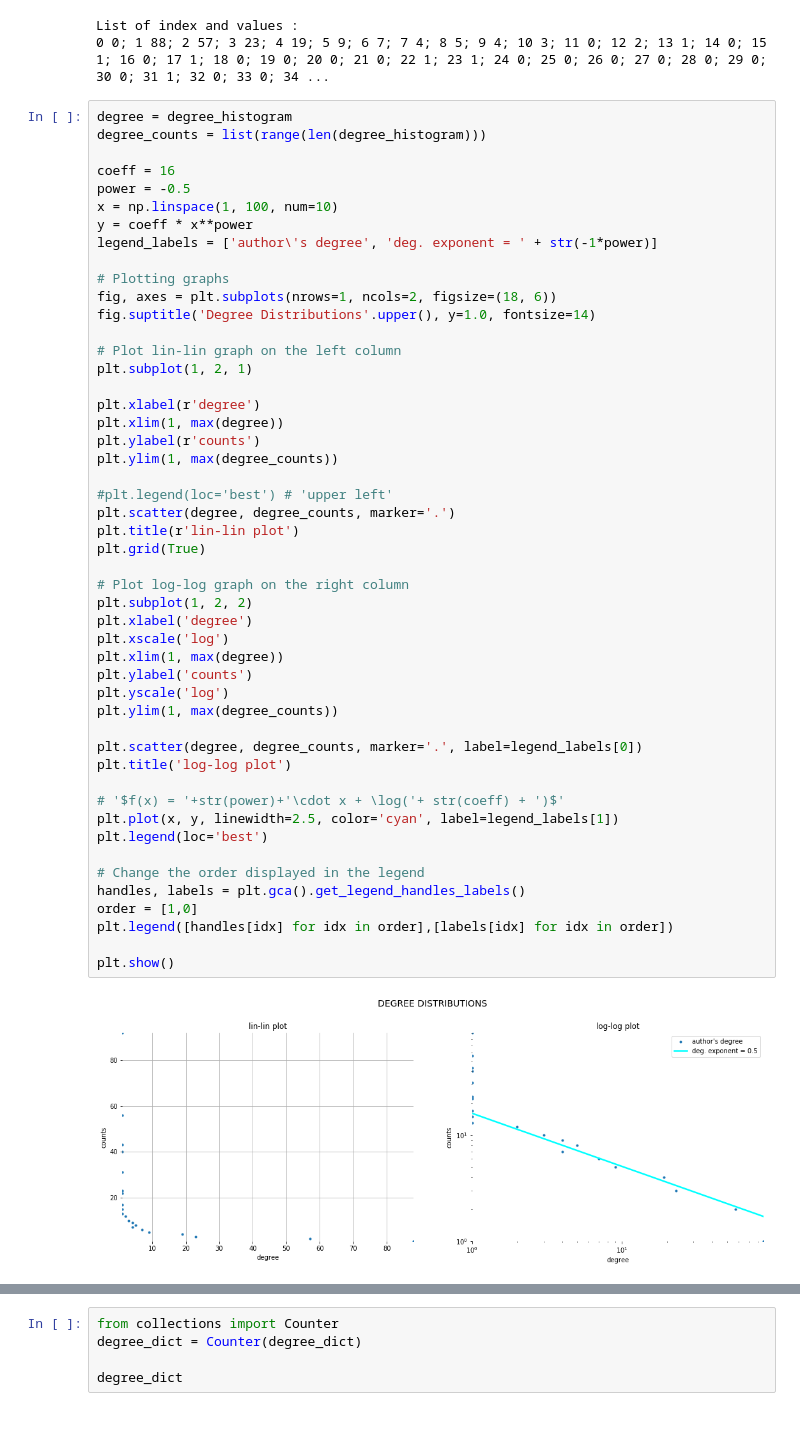
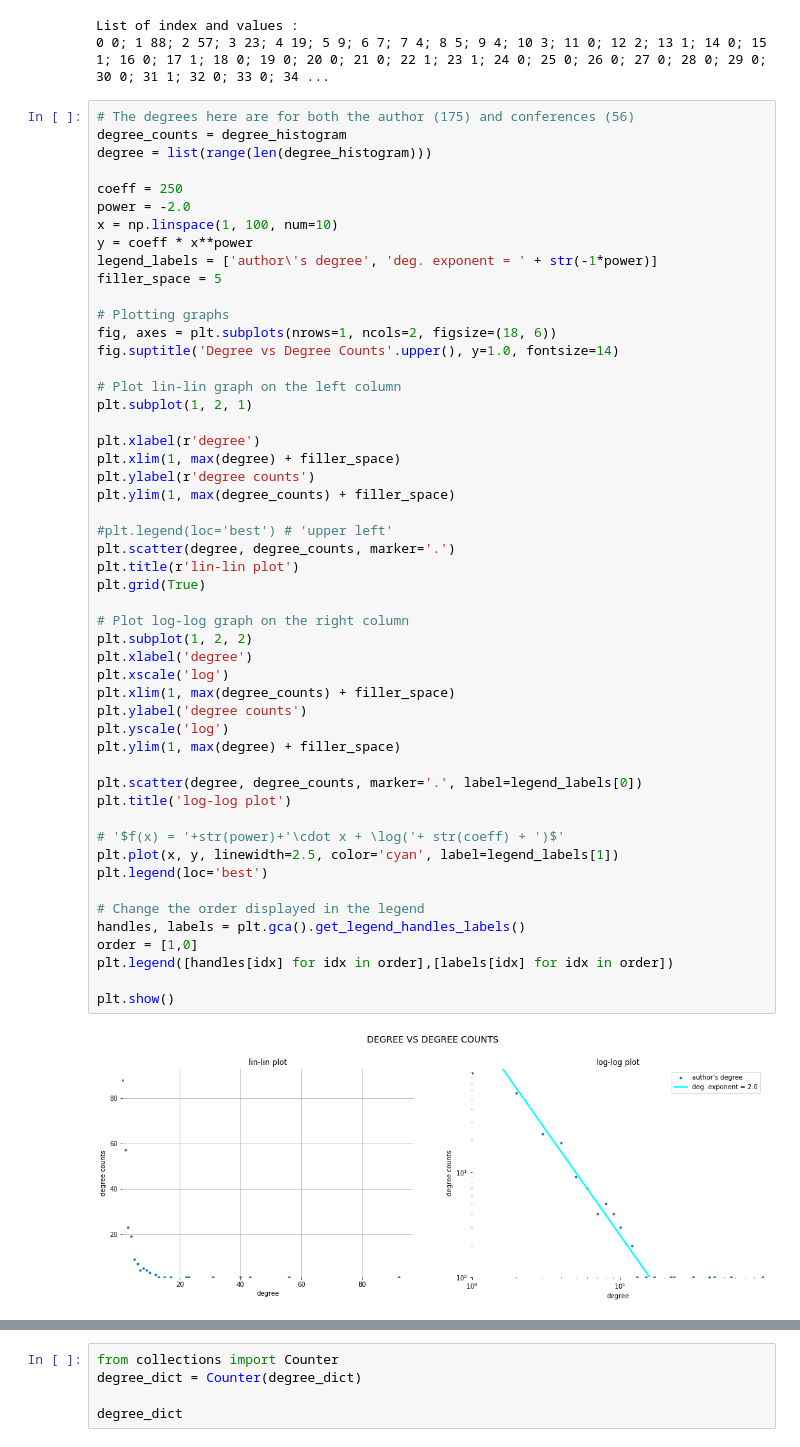
Before and after one commit to samaujs/Network-Science, a Jupyter notebook: xml_preprocessing_conferences.ipynb, the cells around one changed output, grey strips where cells are left out. Cells and saved outputs as stored; diff of their text form.

Commit message:
Correct errors in plots and added degree distribution plots.

```diff
--- a/xml_preprocessing_conferences.ipynb
+++ b/xml_preprocessing_conferences.ipynb
@@ -250,53 +270,55 @@ for index, value in zip(range(len(degree_histogram)), degree_histogram):
 List of index and values :
 0 0; 1 88; 2 57; 3 23; 4 19; 5 9; 6 7; 7 4; 8 5; 9 4; 10 3; 11 0; 12 2; 13 1; 14 0; 15 1; 16 0; 17 1; 18 0; 19 0; 20 0; 21 0; 22 1; 23 1; 24 0; 25 0; 26 0; 27 0; 28 0; 29 0; 30 0; 31 1; 32 0; 33 0; 34 ...
 # %%
-degree = degree_histogram
-degree_counts = list(range(len(degree_histogram)))
+# The degrees here are for both the author (175) and conferences (56)
+degree_counts = degree_histogram
+degree = list(range(len(degree_histogram)))
 
-coeff = 16
-power = -0.5
+coeff = 250
+power = -2.0
 x = np.linspace(1, 100, num=10)
 y = coeff * x**power
 legend_labels = ['author\'s degree', 'deg. exponent = ' + str(-1*power)]
+filler_space = 5
 
 # Plotting graphs
 fig, axes = plt.subplots(nrows=1, ncols=2, figsize=(18, 6))
-fig.suptitle('Degree Distributions'.upper(), y=1.0, fontsize=14)
+fig.suptitle('Degree vs Degree Counts'.upper(), y=1.0, fontsize=14)
 
 # Plot lin-lin graph on the left column
 plt.subplot(1, 2, 1)
 
 plt.xlabel(r'degree')
-plt.xlim(1, max(degree))
-plt.ylabel(r'counts')
-plt.ylim(1, max(degree_counts))
+plt.xlim(1, max(degree) + filler_space)
+plt.ylabel(r'degree counts')
+plt.ylim(1, max(degree_counts) + filler_space)
 
 #plt.legend(loc='best') # 'upper left'
 plt.scatter(degree, degree_counts, marker='.')
 plt.title(r'lin-lin plot')
 plt.grid(True)
 
 # Plot log-log graph on the right column
 plt.subplot(1, 2, 2)
 plt.xlabel('degree')
 plt.xscale('log')
-plt.xlim(1, max(degree))
-plt.ylabel('counts')
+plt.xlim(1, max(degree_counts) + filler_space)
+plt.ylabel('degree counts')
 plt.yscale('log')
-plt.ylim(1, max(degree_counts))
+plt.ylim(1, max(degree) + filler_space)
 
 plt.scatter(degree, degree_counts, marker='.', label=legend_labels[0])
 plt.title('log-log plot')
 
 # '$f(x) = '+str(power)+'\cdot x + \log('+ str(coeff) + ')$'
 plt.plot(x, y, linewidth=2.5, color='cyan', label=legend_labels[1])
 plt.legend(loc='best')
 
 # Change the order displayed in the legend
 handles, labels = plt.gca().get_legend_handles_labels()
 order = [1,0]
 plt.legend([handles[idx] for idx in order],[labels[idx] for idx in order])
 
 plt.show()
 # %% [output]
-[figure, old version]
+[figure, new version]
```
Also changed, not shown: parts of 5 cells of this notebook.
